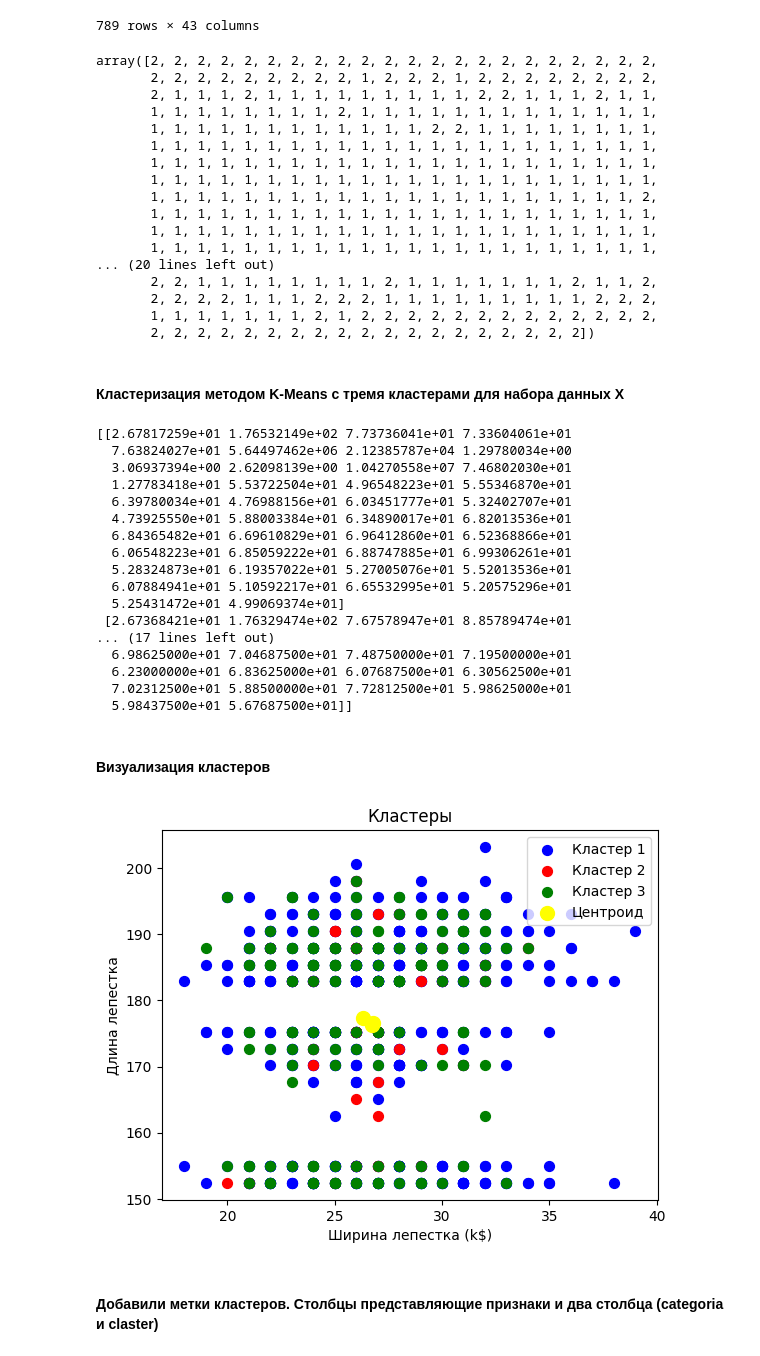
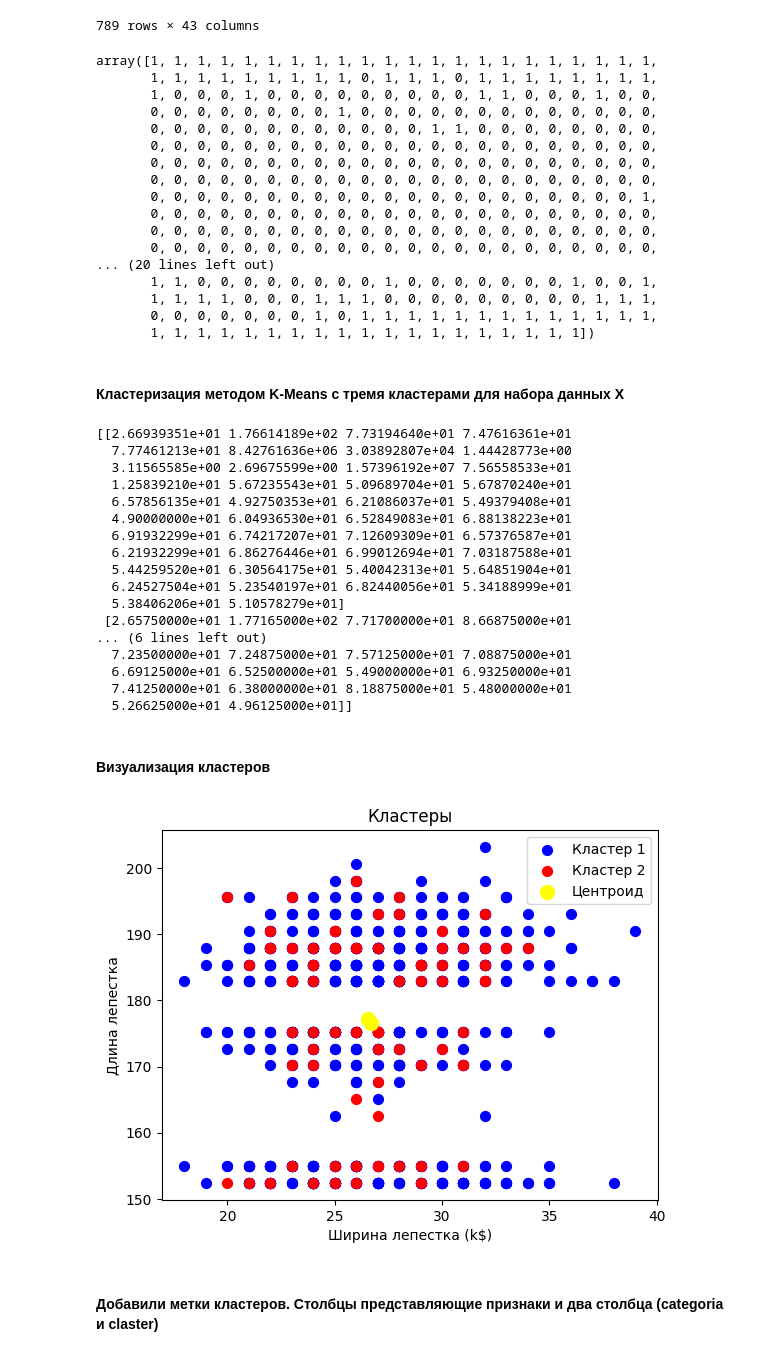
Before and after one commit to dsvishchev/education, a Jupyter notebook: сlustering.ipynb, the cells around one changed output. Saved outputs shown, nothing was run; the diff lists cells and outputs as text; code cells hidden in the pictures.

```diff
--- a/сlustering.ipynb
+++ b/сlustering.ipynb
@@ -31,7 +31,7 @@ df
 | 17953 | Júnior Brumado | José Francisco dos Santos Júnior | 5/15/1999 | 19 | 190.50 | 79.8 | Brazil | 59 | ... |
 17954 rows × 50 columns
 # %%
-df['potential_result'] = pd.cut(df['potential'], bins=[0, 60, 85, 100], labels=[0, 1, 2]).astype(int)
+df['potential_result'] = pd.cut(df['potential'], bins=[0, 85, 100], labels=[0, 1]).astype(int)
 df = df.select_dtypes(include=np.number)
 df = df.dropna()
 df
@@ -54,67 +54,65 @@ X = np.array(df.drop('potential_result', axis=1))
 y = np.array(df.potential_result)
 y
 # %% [output]
-array([2, 2, 2, 2, 2, 2, 2, 2, 2, 2, 2, 2, 2, 2, 2, 2, 2, 2, 2, 2, 2, 2,
-       2, 2, 2, 2, 2, 2, 2, 2, 2, 1, 2, 2, 2, 1, 2, 2, 2, 2, 2, 2, 2, 2,
-       2, 1, 1, 1, 2, 1, 1, 1, 1, 1, 1, 1, 1, 1, 2, 2, 1, 1, 1, 2, 1, 1,
-       1, 1, 1, 1, 1, 1, 1, 1, 2, 1, 1, 1, 1, 1, 1, 1, 1, 1, 1, 1, 1, 1,
-       1, 1, 1, 1, 1, 1, 1, 1, 1, 1, 1, 1, 2, 2, 1, 1, 1, 1, 1, 1, 1, 1,
-       1, 1, 1, 1, 1, 1, 1, 1, 1, 1, 1, 1, 1, 1, 1, 1, 1, 1, 1, 1, 1, 1,
-       1, 1, 1, 1, 1, 1, 1, 1, 1, 1, 1, 1, 1, 1, 1, 1, 1, 1, 1, 1, 1, 1,
-       1, 1, 1, 1, 1, 1, 1, 1, 1, 1, 1, 1, 1, 1, 1, 1, 1, 1, 1, 1, 1, 1,
-       1, 1, 1, 1, 1, 1, 1, 1, 1, 1, 1, 1, 1, 1, 1, 1, 1, 1, 1, 1, 1, 2,
-       1, 1, 1, 1, 1, 1, 1, 1, 1, 1, 1, 1, 1, 1, 1, 1, 1, 1, 1, 1, 1, 1,
-       1, 1, 1, 1, 1, 1, 1, 1, 1, 1, 1, 1, 1, 1, 1, 1, 1, 1, 1, 1, 1, 1,
-       1, 1, 1, 1, 1, 1, 1, 1, 1, 1, 1, 1, 1, 1, 1, 1, 1, 1, 1, 1, 1, 1,
+array([1, 1, 1, 1, 1, 1, 1, 1, 1, 1, 1, 1, 1, 1, 1, 1, 1, 1, 1, 1, 1, 1,
+       1, 1, 1, 1, 1, 1, 1, 1, 1, 0, 1, 1, 1, 0, 1, 1, 1, 1, 1, 1, 1, 1,
+       1, 0, 0, 0, 1, 0, 0, 0, 0, 0, 0, 0, 0, 0, 1, 1, 0, 0, 0, 1, 0, 0,
+       0, 0, 0, 0, 0, 0, 0, 0, 1, 0, 0, 0, 0, 0, 0, 0, 0, 0, 0, 0, 0, 0,
+       0, 0, 0, 0, 0, 0, 0, 0, 0, 0, 0, 0, 1, 1, 0, 0, 0, 0, 0, 0, 0, 0,
+       0, 0, 0, 0, 0, 0, 0, 0, 0, 0, 0, 0, 0, 0, 0, 0, 0, 0, 0, 0, 0, 0,
+       0, 0, 0, 0, 0, 0, 0, 0, 0, 0, 0, 0, 0, 0, 0, 0, 0, 0, 0, 0, 0, 0,
+       0, 0, 0, 0, 0, 0, 0, 0, 0, 0, 0, 0, 0, 0, 0, 0, 0, 0, 0, 0, 0, 0,
+       0, 0, 0, 0, 0, 0, 0, 0, 0, 0, 0, 0, 0, 0, 0, 0, 0, 0, 0, 0, 0, 1,
+       0, 0, 0, 0, 0, 0, 0, 0, 0, 0, 0, 0, 0, 0, 0, 0, 0, 0, 0, 0, 0, 0,
+       0, 0, 0, 0, 0, 0, 0, 0, 0, 0, 0, 0, 0, 0, 0, 0, 0, 0, 0, 0, 0, 0,
+       0, 0, 0, 0, 0, 0, 0, 0, 0, 0, 0, 0, 0, 0, 0, 0, 0, 0, 0, 0, 0, 0,
 ... (20 lines left out)
-       2, 2, 1, 1, 1, 1, 1, 1, 1, 1, 2, 1, 1, 1, 1, 1, 1, 1, 2, 1, 1, 2,
-       2, 2, 2, 2, 1, 1, 1, 2, 2, 2, 1, 1, 1, 1, 1, 1, 1, 1, 1, 2, 2, 2,
-       1, 1, 1, 1, 1, 1, 1, 2, 1, 2, 2, 2, 2, 2, 2, 2, 2, 2, 2, 2, 2, 2,
-       2, 2, 2, 2, 2, 2, 2, 2, 2, 2, 2, 2, 2, 2, 2, 2, 2, 2, 2])
+       1, 1, 0, 0, 0, 0, 0, 0, 0, 0, 1, 0, 0, 0, 0, 0, 0, 0, 1, 0, 0, 1,
+       1, 1, 1, 1, 0, 0, 0, 1, 1, 1, 0, 0, 0, 0, 0, 0, 0, 0, 0, 1, 1, 1,
+       0, 0, 0, 0, 0, 0, 0, 1, 0, 1, 1, 1, 1, 1, 1, 1, 1, 1, 1, 1, 1, 1,
+       1, 1, 1, 1, 1, 1, 1, 1, 1, 1, 1, 1, 1, 1, 1, 1, 1, 1, 1])
 # %% [markdown]
 #### Кластеризация методом K-Means с тремя кластерами для набора данных Х
 # %%
 warnings.simplefilter(action='ignore', category=FutureWarning)
 # настройка K-Means
-kmeans = KMeans(n_clusters = 3, init = 'k-means++', random_state = 40)
+kmeans = KMeans(n_clusters = 2, init = 'k-means++', random_state = 40)
 # Вычислить центры кластеров и спрогнозировать индекс кластера для каждой выборки.
 y_kmeans = kmeans.fit(X)
 y_kmeans = kmeans.fit_predict(X)
 # центры кластеров (каждая строка представляет центр одного кластера)
 print(kmeans.cluster_centers_)
 # %% [output]
-[[2.67817259e+01 1.76532149e+02 7.73736041e+01 7.33604061e+01
-  7.63824027e+01 5.64497462e+06 2.12385787e+04 1.29780034e+00
-  3.06937394e+00 2.62098139e+00 1.04270558e+07 7.46802030e+01
-  1.27783418e+01 5.53722504e+01 4.96548223e+01 5.55346870e+01
-  6.39780034e+01 4.76988156e+01 6.03451777e+01 5.32402707e+01
-  4.73925550e+01 5.88003384e+01 6.34890017e+01 6.82013536e+01
-  6.84365482e+01 6.69610829e+01 6.96412860e+01 6.52368866e+01
-  6.06548223e+01 6.85059222e+01 6.88747885e+01 6.99306261e+01
-  5.28324873e+01 6.19357022e+01 5.27005076e+01 5.52013536e+01
-  6.07884941e+01 5.10592217e+01 6.65532995e+01 5.20575296e+01
-  5.25431472e+01 4.99069374e+01]
- [2.67368421e+01 1.76329474e+02 7.67578947e+01 8.85789474e+01
-... (17 lines left out)
-  6.98625000e+01 7.04687500e+01 7.48750000e+01 7.19500000e+01
-  6.23000000e+01 6.83625000e+01 6.07687500e+01 6.30562500e+01
-  7.02312500e+01 5.88500000e+01 7.72812500e+01 5.98625000e+01
-  5.98437500e+01 5.67687500e+01]]
+[[2.66939351e+01 1.76614189e+02 7.73194640e+01 7.47616361e+01
+  7.77461213e+01 8.42761636e+06 3.03892807e+04 1.44428773e+00
+  3.11565585e+00 2.69675599e+00 1.57396192e+07 7.56558533e+01
+  1.25839210e+01 5.67235543e+01 5.09689704e+01 5.67870240e+01
+  6.57856135e+01 4.92750353e+01 6.21086037e+01 5.49379408e+01
+  4.90000000e+01 6.04936530e+01 6.52849083e+01 6.88138223e+01
+  6.91932299e+01 6.74217207e+01 7.12609309e+01 6.57376587e+01
+  6.21932299e+01 6.86276446e+01 6.99012694e+01 7.03187588e+01
+  5.44259520e+01 6.30564175e+01 5.40042313e+01 5.64851904e+01
+  6.24527504e+01 5.23540197e+01 6.82440056e+01 5.34188999e+01
+  5.38406206e+01 5.10578279e+01]
+ [2.65750000e+01 1.77165000e+02 7.71700000e+01 8.66875000e+01
+... (6 lines left out)
+  7.23500000e+01 7.24875000e+01 7.57125000e+01 7.08875000e+01
+  6.69125000e+01 6.52500000e+01 5.49000000e+01 6.93250000e+01
+  7.41250000e+01 6.38000000e+01 8.18875000e+01 5.48000000e+01
+  5.26625000e+01 4.96125000e+01]]
 # %% [markdown]
 #### Визуализация кластеров
 # %%
 plt.scatter(X[y_kmeans == 0, 0], X[y_kmeans == 0, 1], s = 50, c = 'blue', label = 'Кластер 1')
 plt.scatter(X[y_kmeans == 1, 0], X[y_kmeans == 1, 1], s = 50, c = 'red', label = 'Кластер 2')
-plt.scatter(X[y_kmeans == 2, 0], X[y_kmeans == 2, 1], s = 50, c = 'green', label = 'Кластер 3')
-plt.scatter(kmeans.cluster_centers_[:, 0], kmeans.cluster_centers_[:, 1], s = 100, c = 'yellow', label =
-'Центроид')
+plt.scatter(kmeans.cluster_centers_[:, 0], kmeans.cluster_centers_[:, 1], s = 100, c = 'yellow', label = 'Центроид')
 plt.title('Кластеры')
 plt.xlabel('Ширина лепестка (k$)')
 plt.ylabel('Длина лепестка')
 plt.legend(loc='best')
 plt.show()
 # %% [output]
-[figure, old version]
+[figure, new version]
 # %% [markdown]
 #### Добавили метки кластеров. Столбцы представляющие признаки и два столбца (categoria и  claster)
 # %%
```
Also changed, not shown: parts of 1 cell of this notebook.
